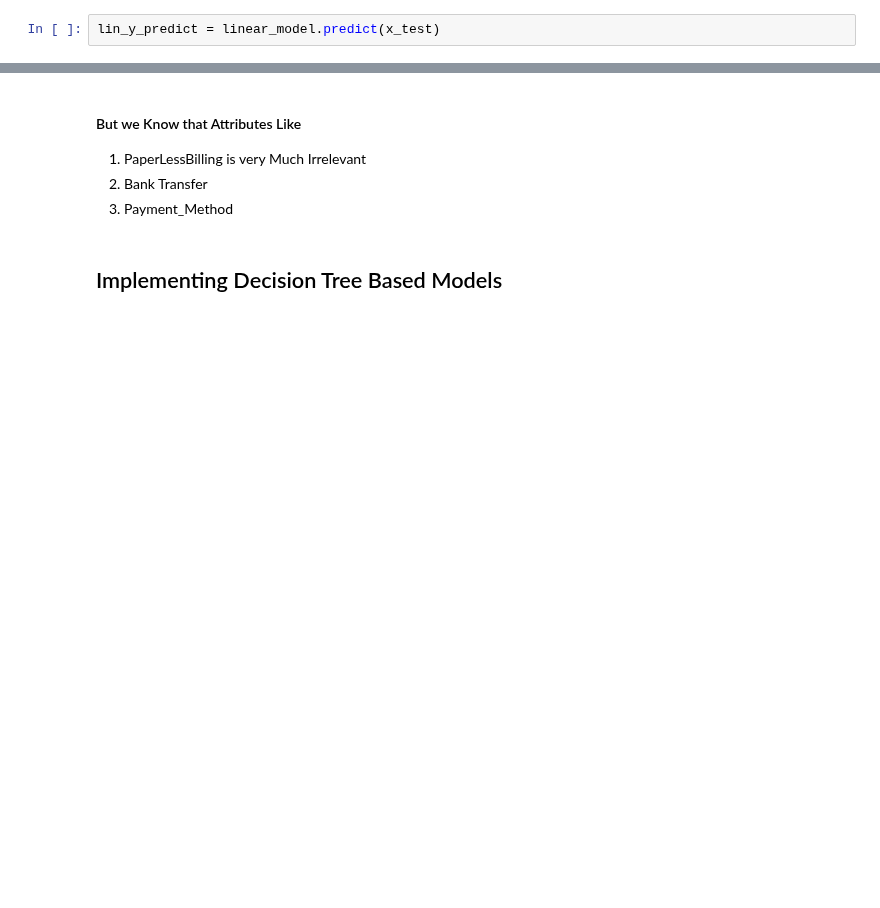
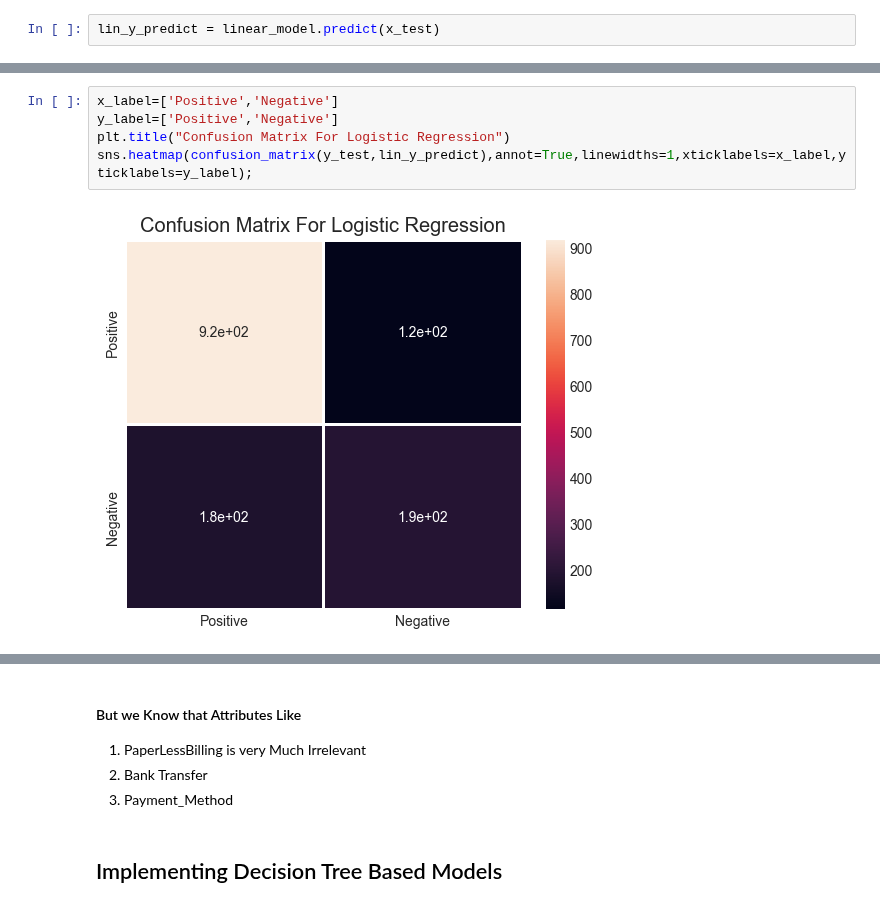
Before and after one commit to SianRods/Data-Science-ML, a Jupyter notebook: GDSC_ML_Task/notebook/model-fitting.ipynb, the cells around one changed output, grey strips where cells are left out. Drawn from its saved outputs; the diff is of its cells as text; blank space fills up the shorter version.

```diff
--- a/GDSC_ML_Task/notebook/model-fitting.ipynb
+++ b/GDSC_ML_Task/notebook/model-fitting.ipynb
@@ -139,0 +203,7 @@ array([[937,  96],
+# %%
+x_label=['Positive','Negative']
+y_label=['Positive','Negative']
+plt.title("Confusion Matrix For Logistic Regression")
+sns.heatmap(confusion_matrix(y_test,lin_y_predict),annot=True,linewidths=1,xticklabels=x_label,yticklabels=y_label);
+# %% [output]
+[figure, added]
```
Also changed, not shown: parts of 59 cells of this notebook.
